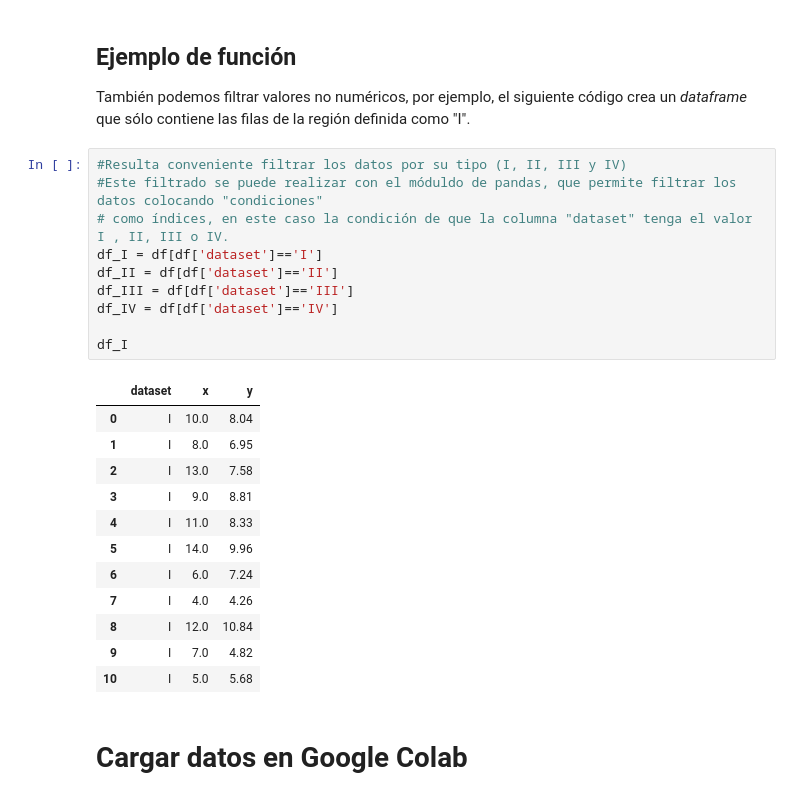
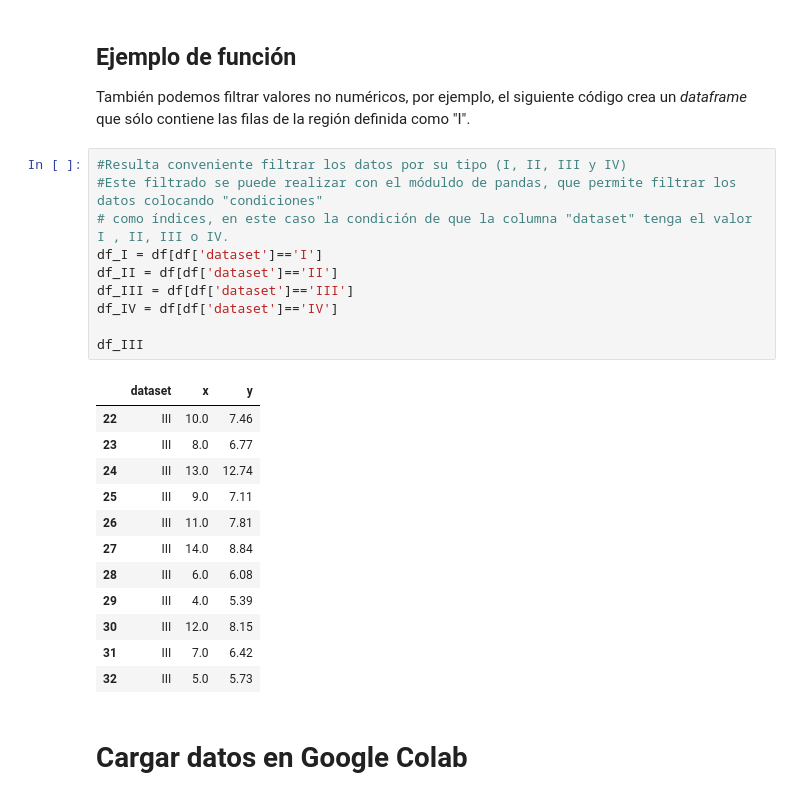
Before and after one commit to AlAnZamora-HUB/Cursos, a Jupyter notebook: 2_1_Fundamentos_de_programación.ipynb, the cells around one changed output. Saved outputs shown, nothing was run; the diff lists cells and outputs as text.

```diff
--- a/2_1_Fundamentos_de_programación.ipynb
+++ b/2_1_Fundamentos_de_programación.ipynb
@@ -647,26 +705,26 @@ También podemos filtrar valores no numéricos, por ejemplo, el siguiente códig
 # %%
 #Resulta conveniente filtrar los datos por su tipo (I, II, III y IV)
 #Este filtrado se puede realizar con el móduldo de pandas, que permite filtrar los datos colocando "condiciones"
 # como índices, en este caso la condición de que la columna "dataset" tenga el valor I , II, III o IV.
 df_I = df[df['dataset']=='I']
 df_II = df[df['dataset']=='II']
 df_III = df[df['dataset']=='III']
 df_IV = df[df['dataset']=='IV']
 
-df_I
+df_III
 # %% [output]
 |  | dataset | x | y |
-| 0 | I | 10.0 | 8.04 |
-| 1 | I | 8.0 | 6.95 |
-| 2 | I | 13.0 | 7.58 |
-| 3 | I | 9.0 | 8.81 |
-| 4 | I | 11.0 | 8.33 |
-| 5 | I | 14.0 | 9.96 |
-| 6 | I | 6.0 | 7.24 |
-| 7 | I | 4.0 | 4.26 |
-| 8 | I | 12.0 | 10.84 |
-| 9 | I | 7.0 | 4.82 |
-| 10 | I | 5.0 | 5.68 |
+| 22 | III | 10.0 | 7.46 |
+| 23 | III | 8.0 | 6.77 |
+| 24 | III | 13.0 | 12.74 |
+| 25 | III | 9.0 | 7.11 |
+| 26 | III | 11.0 | 7.81 |
+| 27 | III | 14.0 | 8.84 |
+| 28 | III | 6.0 | 6.08 |
+| 29 | III | 4.0 | 5.39 |
+| 30 | III | 12.0 | 8.15 |
+| 31 | III | 7.0 | 6.42 |
+| 32 | III | 5.0 | 5.73 |
 # %% [markdown]
 # Cargar datos en Google Colab
 # %% [markdown]
```
Also changed, not shown: parts of 15 cells of this notebook.
